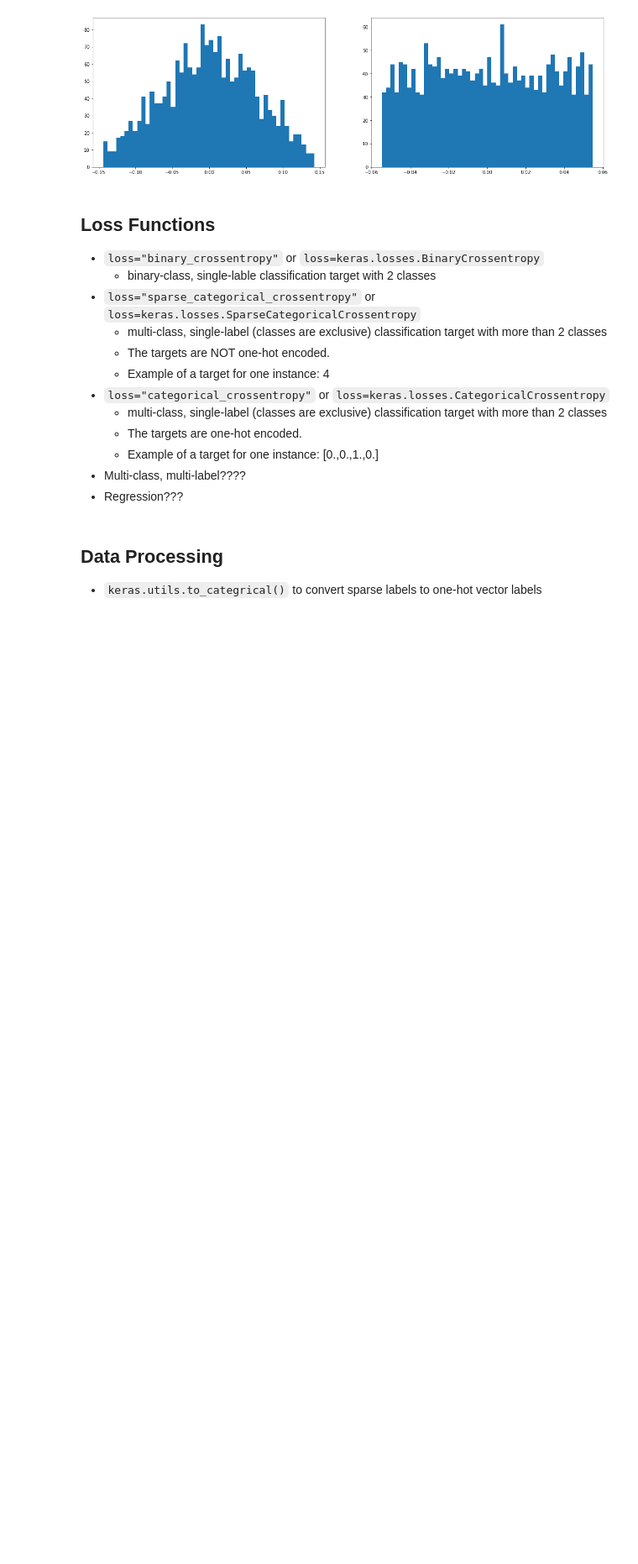
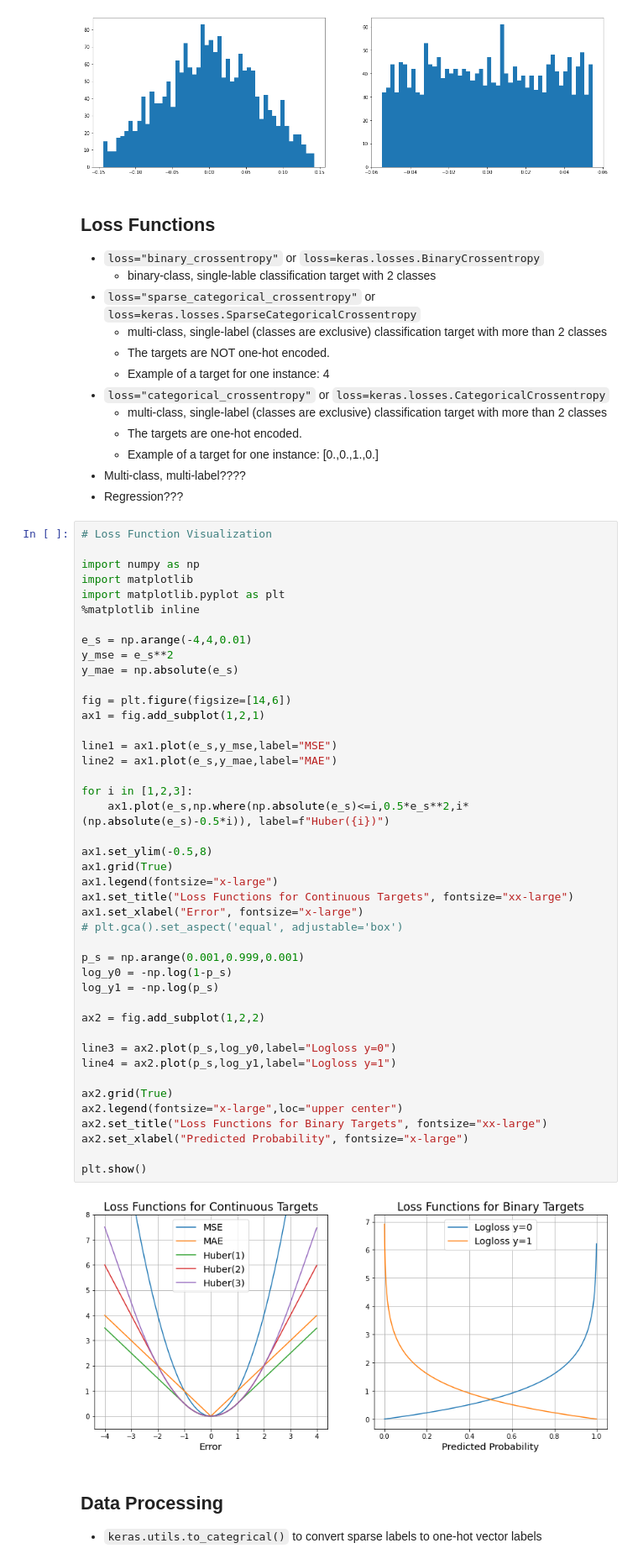
Before and after one commit to caoruikai/Learn-Use-Create, a Jupyter notebook: DS-ML-AI/Keras_Note.ipynb, the cells around one changed output. Shown at 84% size. Drawn from its saved outputs; the diff is of its cells as text; blank space fills up the shorter version.

```diff
--- a/DS-ML-AI/Keras_Note.ipynb
+++ b/DS-ML-AI/Keras_Note.ipynb
@@ -412,6 +475,51 @@ plt.show()
     - Example of a target for one instance: [0.,0.,1.,0.]
 - Multi-class, multi-label????
 - Regression???
+# %%
+# Loss Function Visualization
+
+import numpy as np
+import matplotlib
+import matplotlib.pyplot as plt
+%matplotlib inline
+
+e_s = np.arange(-4,4,0.01)
+y_mse = e_s**2
+y_mae = np.absolute(e_s)
+
+fig = plt.figure(figsize=[14,6])
+ax1 = fig.add_subplot(1,2,1)
+
+line1 = ax1.plot(e_s,y_mse,label="MSE")
+line2 = ax1.plot(e_s,y_mae,label="MAE")
+
+for i in [1,2,3]:
+    ax1.plot(e_s,np.where(np.absolute(e_s)<=i,0.5*e_s**2,i*(np.absolute(e_s)-0.5*i)), label=f"Huber({i})")
+
+ax1.set_ylim(-0.5,8)
+ax1.grid(True)
+ax1.legend(fontsize="x-large")
+ax1.set_title("Loss Functions for Continuous Targets", fontsize="xx-large")
+ax1.set_xlabel("Error", fontsize="x-large")
+# plt.gca().set_aspect('equal', adjustable='box')
+
+p_s = np.arange(0.001,0.999,0.001)
+log_y0 = -np.log(1-p_s)
+log_y1 = -np.log(p_s)
+
+ax2 = fig.add_subplot(1,2,2)
+
+line3 = ax2.plot(p_s,log_y0,label="Logloss y=0")
+line4 = ax2.plot(p_s,log_y1,label="Logloss y=1")
+
+ax2.grid(True)
+ax2.legend(fontsize="x-large",loc="upper center")
+ax2.set_title("Loss Functions for Binary Targets", fontsize="xx-large")
+ax2.set_xlabel("Predicted Probability", fontsize="x-large")
+
+plt.show()
+# %% [output]
+[figure, added]
 # %% [markdown]
 ## Data Processing
 - `keras.utils.to_categrical()` to convert sparse labels to one-hot vector labels
```
Also changed, not shown: parts of 1 cell of this notebook, 2 other files.
